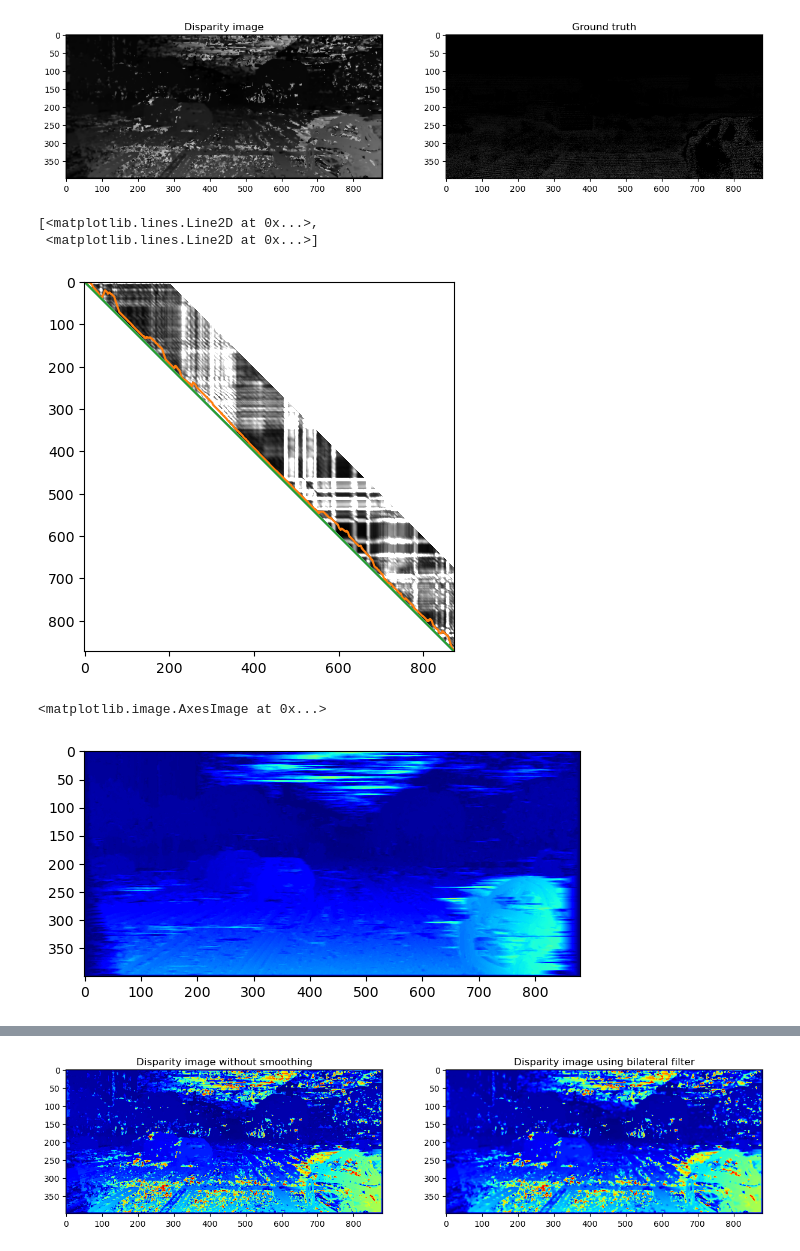
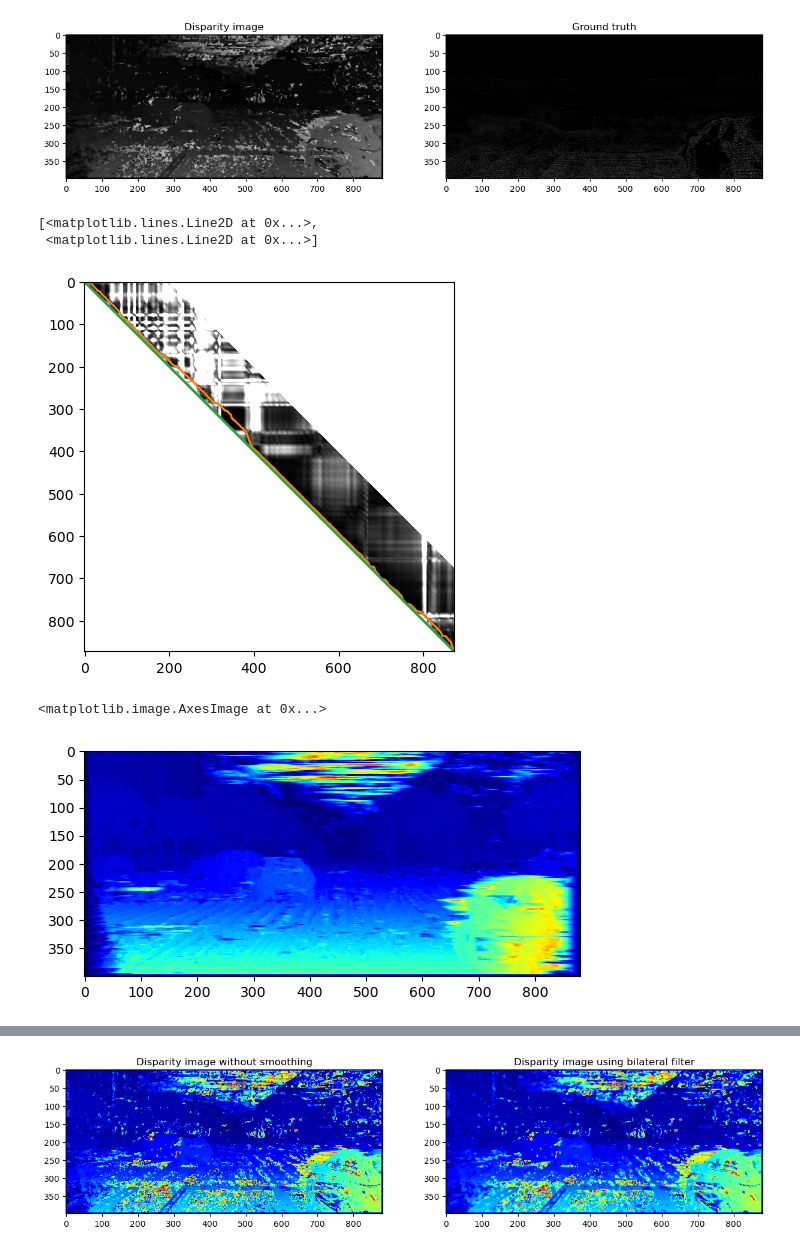
Before and after one commit to Neva-Y/Disparity-Image, a Jupyter notebook: Final-Project.ipynb, the cells around one changed output, grey strips where cells are left out. Cells and saved outputs as stored; diff of their text form; code cells hidden in the pictures.

Commit message:
Added gaussian filter

```diff
--- a/Final-Project.ipynb
+++ b/Final-Project.ipynb
@@ -271,7 +273,7 @@ KeyboardInterrupt:
 # Optised plotting of the disparity map
 h,w = img_l_grey.shape
 calc_disp1 = np.zeros((h,w))
-boundary_size = 3
+boundary_size = 10
 neighbourhood_l = 200
 nighbourhood_r = 50
 step_size = 1
@@ -292,6 +294,7 @@ for row_index in tqdm(range(boundary_size, len(img_l_grey)-boundary_size, step_s
         max_l_y = centre_l[0] + boundary_size + 1
 
         patch_l = img_l_grey[min_l_y:max_l_y, min_l_x:max_l_x]
+        patch_l = cv2.GaussianBlur(np.float32(patch_l), (boundary_size*2+1, boundary_size*2+1), 1)
 
         # Take horizontal window to search, ensuring values don't exceed bounds
         min_bound = max(col_index_left-neighbourhood_l, boundary_size)
@@ -305,6 +308,8 @@ for row_index in tqdm(range(boundary_size, len(img_l_grey)-boundary_size, step_s
 
         # Generate right patch using the constant rows in loop iteration and column arrays, transpose to get correct shape
         patch_r = np.transpose(img_r_grey[min_l_y:max_l_y, col_linspace], (1,0,2))
+        patch_r = cv2.GaussianBlur(np.float32(patch_r), (boundary_size*2+1, boundary_size*2+1), 1)
+
 
         # Choose distance measure to generate disparity map
         if measure == "NCC":
@@ -316,4 +321,4 @@ for row_index in tqdm(range(boundary_size, len(img_l_grey)-boundary_size, step_s
             min_col_index = np.argmin(error) + min_bound - 1
             calc_disp1[row_index][col_index_left] = abs(min_col_index - col_index_left)
 
-plt.imshow(calc_disp1, cmap='gray', vmin=0, vmax=255)
+plt.imshow(calc_disp1, cmap='jet', vmin=0, vmax=255)
@@ -361,6 +363,7 @@ for col_index_left in range(boundary_size,len(row)-boundary_size, step_size):
     max_l_y = centre_l[0] + boundary_size+1
 
     patch_l = img_l_grey[min_l_y:max_l_y, min_l_x:max_l_x]
+    patch_l = cv2.GaussianBlur(np.float32(patch_l), (boundary_size*2+1, boundary_size*2+1), 1)
 
     # Take horizontal window to search, ensuring values don't exceed bounds
     min_bound = boundary_size
@@ -374,6 +377,7 @@ for col_index_left in range(boundary_size,len(row)-boundary_size, step_size):
     # Generate right patch using the constant rows in loop iteration and column arrays, transpose to get correct shape
 
     patch_r = np.transpose(img_r_grey[min_l_y:max_l_y, col_linspace], (1,0,2))
+    patch_r = cv2.GaussianBlur(np.float32(patch_r), (boundary_size*2+1, boundary_size*2+1), 1)
 
 
     # Choose distance measure to generate disparity map
@@ -460,7 +464,7 @@ ax.plot(points)
 # %% [output]
 [<matplotlib.lines.Line2D at 0x...>,
  <matplotlib.lines.Line2D at 0x...>]
-[figure, old version]
+[figure, new version]
 # %%
 # Optised plotting of the disparity map
 h,w = img_l_grey.shape
@@ -486,6 +490,7 @@ for row_index in tqdm(range(boundary_size, len(img_l_grey)-boundary_size, step_s
         max_l_y = centre_l[0] + boundary_size+1
 
         patch_l = img_l_grey[min_l_y:max_l_y, min_l_x:max_l_x]
+        patch_l = cv2.GaussianBlur(np.float32(patch_l), (boundary_size*2+1, boundary_size*2+1), 1)
 
         # Take horizontal window to search, ensuring values don't exceed bounds
         min_bound = boundary_size
@@ -500,37 +505,38 @@ for row_index in tqdm(range(boundary_size, len(img_l_grey)-boundary_size, step_s
         # Generate right patch using the constant rows in loop iteration and column arrays, transpose to get correct shape
 
         patch_r = np.transpose(img_r_grey[min_l_y:max_l_y, col_linspace], (1,0,2))
+        patch_r = cv2.GaussianBlur(np.float32(patch_r), (boundary_size*2+1, boundary_size*2+1), 1)
 
 
         # Choose distance measure to generate disparity map
         if measure == "NCC":
             norm_corr = np.sum(patch_l*patch_r, axis=(1,2))/(np.linalg.norm(patch_l)*np.linalg.norm(patch_r, axis=(1,2)))
             dsi.append(norm_corr)
             min_col_index = np.argmax(norm_corr) + min_bound - 1
 
         elif measure == "SSD":
             error = np.sum((patch_l-patch_r)**2, axis=(1,2))
             dsi.append(error)
             min_col_indexx = np.argmin(error) + min_bound - 1
 
     arr = np.transpose(np.array(dsi))
     if measure == "NCC":
         arr = np.array([[ 0.001 if i > j or i+150 < j else arr[i,j] for j in range(len(arr))] for i in range(len(arr))])
         arr = 1/(arr)
 
     elif measure == "SSD":
         arr = np.array([[ np.inf if i > j else arr[i,j] for j in range(len(arr))] for i in range(len(arr))])
 
     p, cost = my_shortest_path(arr, reach=4)
     p1 = np.arange(0,len(arr))
     points = np.array([[p[i], p1[i]] for i in range(len(p))])
     disp = abs(np.subtract(points[:,1], points[:,0]))
     calc_disp2[row_index][min_bound:max_bound] = disp
 
-plt.imshow(calc_disp2, cmap='jet', vmin=0, vmax=255)
+plt.imshow(calc_disp2, cmap='jet', vmin=0)
 # %% [output]
 <matplotlib.image.AxesImage at 0x...>
-[figure, old version]
+[figure, new version]
 # %%
 # Use a median filter to remove horizontal streaks (Incresing filter size reduces RMSE but after ~30 the pixel fraction accuracy begins to drop)
 calc_disp3 = np.zeros((h,w))
```
Also changed, not shown: parts of 4 cells of this notebook, 2 other files.
